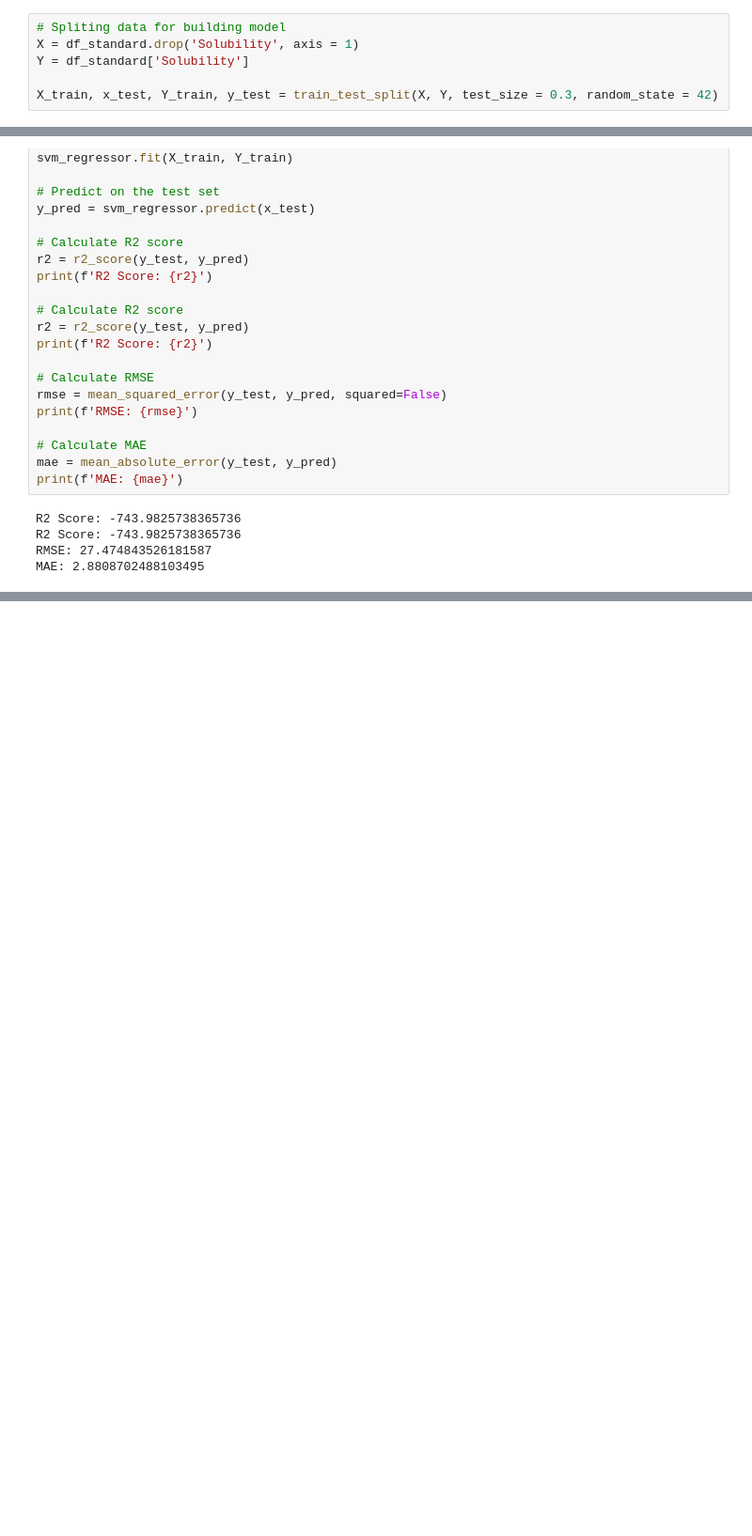
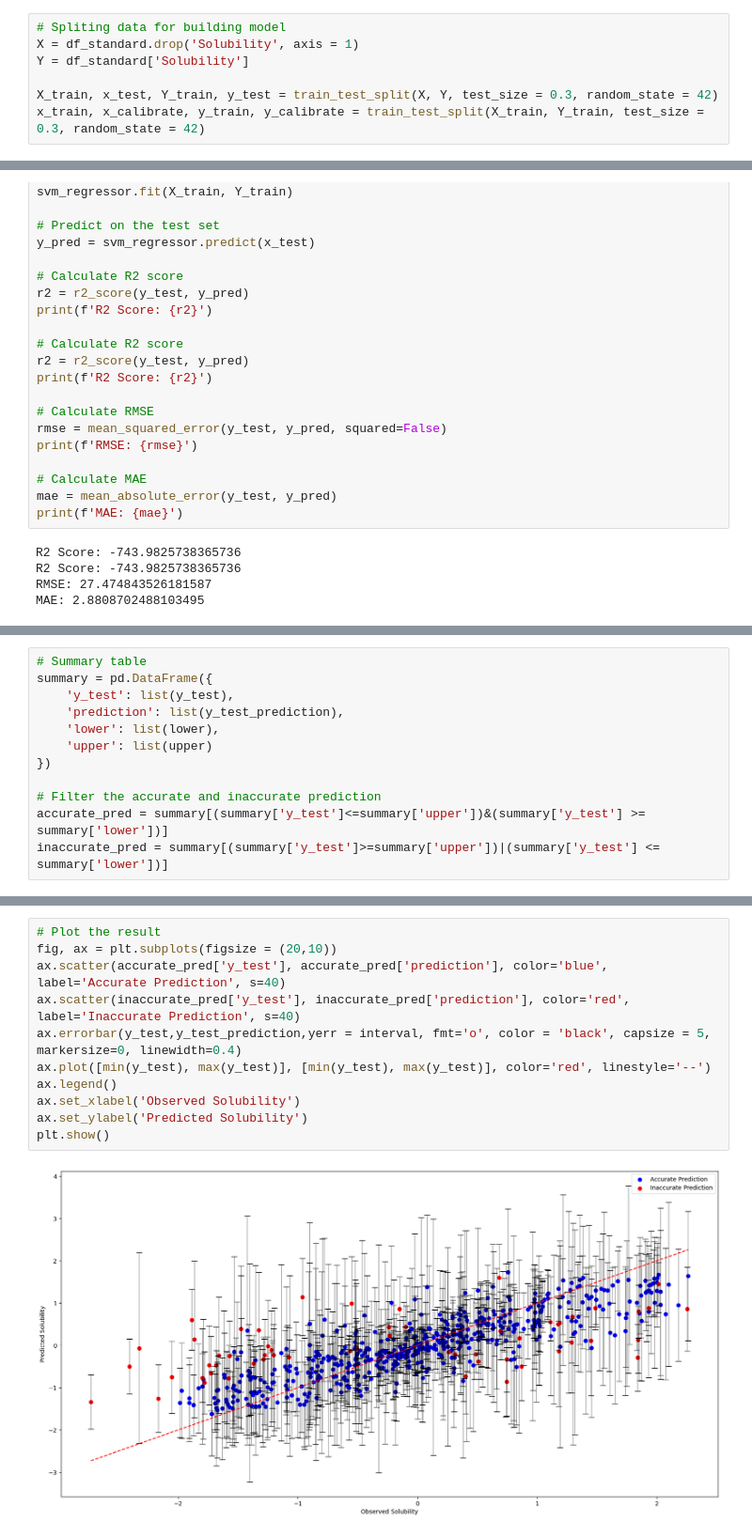
Before and after one commit to DinhLongHuynh/Solubility_Prediction_Model, a Jupyter notebook: Solubility_Prediction_Project.ipynb, the cells around one changed output, grey strips where cells are left out. Shown at 94% size. Cells and saved outputs as stored; diff of their text form; blank space fills up the shorter version.

```diff
--- a/Solubility_Prediction_Project.ipynb
+++ b/Solubility_Prediction_Project.ipynb
@@ -189,6 +189,7 @@ X = df_standard.drop('Solubility', axis = 1)
 Y = df_standard['Solubility']
 
 X_train, x_test, Y_train, y_test = train_test_split(X, Y, test_size = 0.3, random_state = 42)
+x_train, x_calibrate, y_train, y_calibrate = train_test_split(X_train, Y_train, test_size = 0.3, random_state = 42)
 # %% [markdown]
 The data was split by 2 ways: the training set and the testing set. We did't have the independent validating set because we used cross-validation for calculating the evaluation scores.
 # %% [markdown]
@@ -989,0 +1036,12 @@ MAE: 2.8808702488103495
+# %%
+# Summary table
+summary = pd.DataFrame({
+    'y_test': list(y_test),
+    'prediction': list(y_test_prediction),
+    'lower': list(lower),
+    'upper': list(upper)
+})
+
+# Filter the accurate and inaccurate prediction
+accurate_pred = summary[(summary['y_test']<=summary['upper'])&(summary['y_test'] >= summary['lower'])]
+inaccurate_pred = summary[(summary['y_test']>=summary['upper'])|(summary['y_test'] <= summary['lower'])]
@@ -989,0 +1063,13 @@ MAE: 2.8808702488103495
+# %%
+# Plot the result
+fig, ax = plt.subplots(figsize = (20,10))
+ax.scatter(accurate_pred['y_test'], accurate_pred['prediction'], color='blue', label='Accurate Prediction', s=40)
+ax.scatter(inaccurate_pred['y_test'], inaccurate_pred['prediction'], color='red', label='Inaccurate Prediction', s=40)
+ax.errorbar(y_test,y_test_prediction,yerr = interval, fmt='o', color = 'black', capsize = 5, markersize=0, linewidth=0.4)
+ax.plot([min(y_test), max(y_test)], [min(y_test), max(y_test)], color='red', linestyle='--')
+ax.legend()
+ax.set_xlabel('Observed Solubility')
+ax.set_ylabel('Predicted Solubility')
+plt.show()
+# %% [output]
+[figure, added]
```
Also changed, not shown: parts of 5 cells of this notebook.
